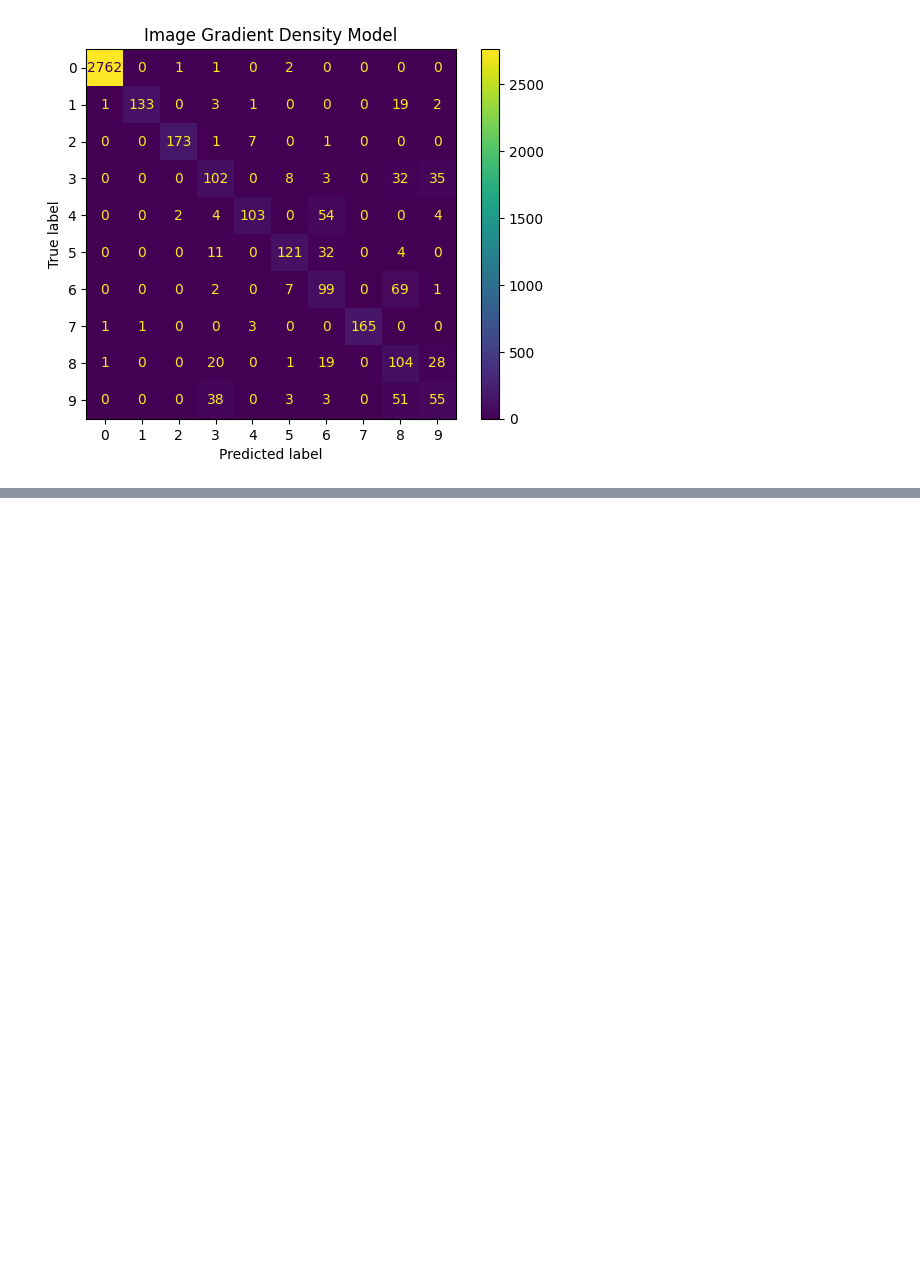
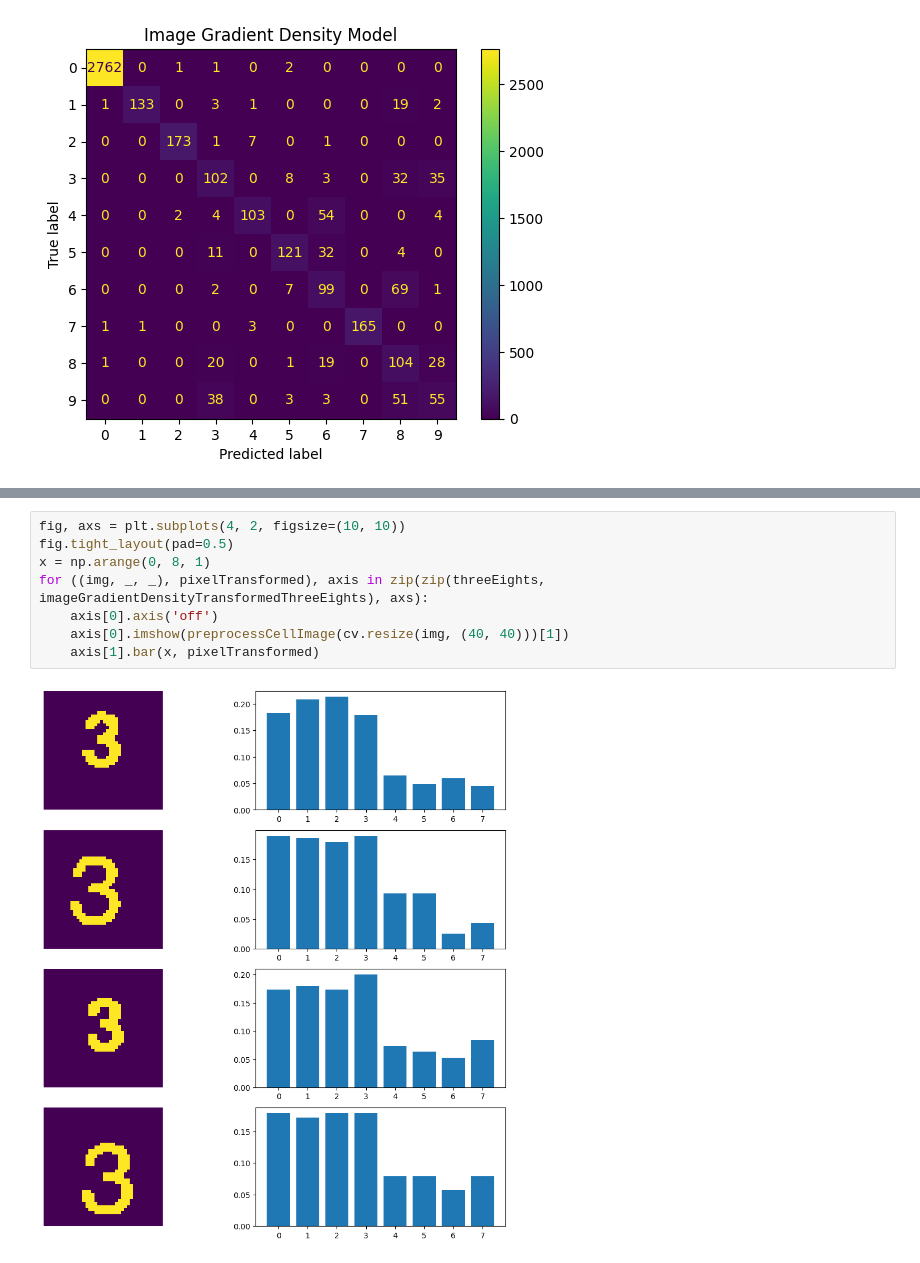
Before and after one commit to Johannes-Herz/Sudoku-Solver, a Jupyter notebook: AnalysisImageGradientDensityModel.ipynb, the cells around one changed output, grey strips where cells are left out. Drawn from its saved outputs; the diff is of its cells as text; blank space fills up the shorter version.

```diff
--- a/AnalysisImageGradientDensityModel.ipynb
+++ b/AnalysisImageGradientDensityModel.ipynb
@@ -131,0 +191,10 @@ plt.savefig("./figures/imageGradientDensityModelConfusionMatrixOnSudokus.png")
+# %%
+fig, axs = plt.subplots(4, 2, figsize=(10, 10))
+fig.tight_layout(pad=0.5)
+x = np.arange(0, 8, 1)
+for ((img, _, _), pixelTransformed), axis in zip(zip(threeEights, imageGradientDensityTransformedThreeEights), axs):
+    axis[0].axis('off')
+    axis[0].imshow(preprocessCellImage(cv.resize(img, (40, 40)))[1])
+    axis[1].bar(x, pixelTransformed)
+# %% [output]
+[figure, added]
```
Also changed, not shown: parts of 4 cells of this notebook, 3 other files.
